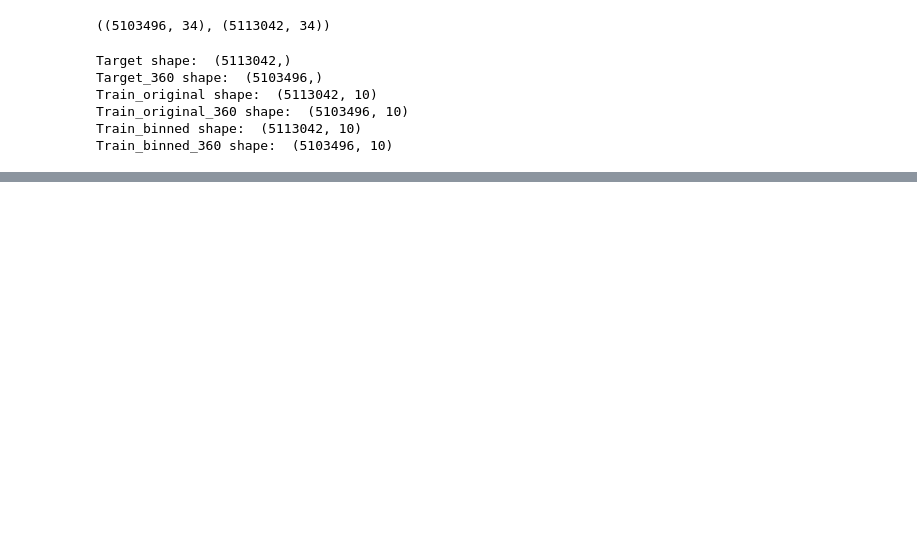
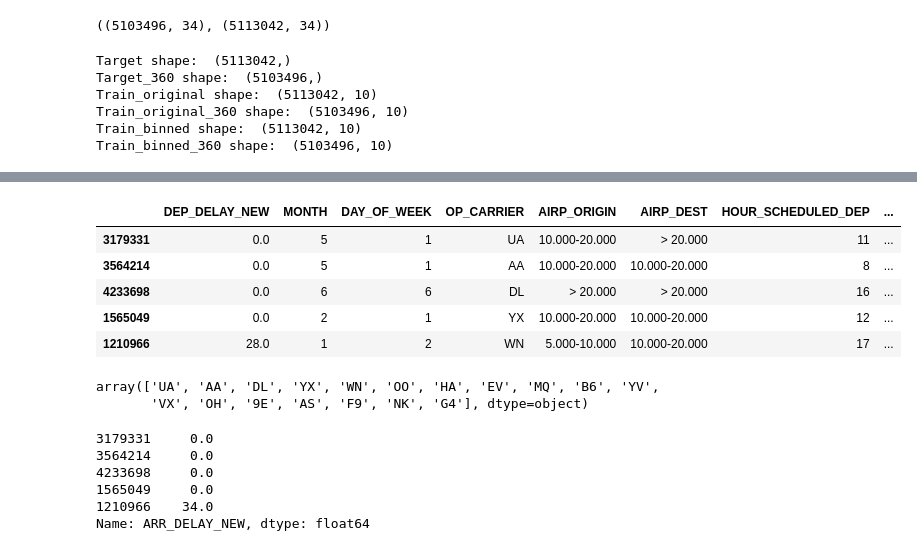
Before and after one commit to lubepe/PredictingFlightDelays, a Jupyter notebook: Predicting flight delays.ipynb, the cells around one changed output, grey strips where cells are left out. Drawn from its saved outputs; the diff is of its cells as text; code cells hidden in the pictures; blank space fills up the shorter version.

```diff
--- a/Predicting flight delays.ipynb
+++ b/Predicting flight delays.ipynb
@@ -1723,0 +1747,14 @@ Train_binned_360 shape:  (5103496, 10)
+# %%
+train_original.head()
+# %% [output]
+|  | DEP_DELAY_NEW | MONTH | DAY_OF_WEEK | OP_CARRIER | AIRP_ORIGIN | AIRP_DEST | HOUR_SCHEDULED_DEP | ... |
+| 3179331 | 0.0 | 5 | 1 | UA | 10.000-20.000 | > 20.000 | 11 | ... |
+| 3564214 | 0.0 | 5 | 1 | AA | 10.000-20.000 | 10.000-20.000 | 8 | ... |
+| 4233698 | 0.0 | 6 | 6 | DL | > 20.000 | > 20.000 | 16 | ... |
+| 1565049 | 0.0 | 2 | 1 | YX | 10.000-20.000 | 10.000-20.000 | 12 | ... |
+| 1210966 | 28.0 | 1 | 2 | WN | 5.000-10.000 | 10.000-20.000 | 17 | ... |
+# %%
+train_original['OP_CARRIER'].unique()
+# %% [output]
+array(['UA', 'AA', 'DL', 'YX', 'WN', 'OO', 'HA', 'EV', 'MQ', 'B6', 'YV',
+       'VX', 'OH', '9E', 'AS', 'F9', 'NK', 'G4'], dtype=object)
@@ -1723,0 +1766,9 @@ Train_binned_360 shape:  (5103496, 10)
+# %%
+target.head()
+# %% [output]
+3179331     0.0
+3564214     0.0
+4233698     0.0
+1565049     0.0
+1210966    34.0
+Name: ARR_DELAY_NEW, dtype: float64
```
Also changed, not shown: parts of 6 cells of this notebook.
